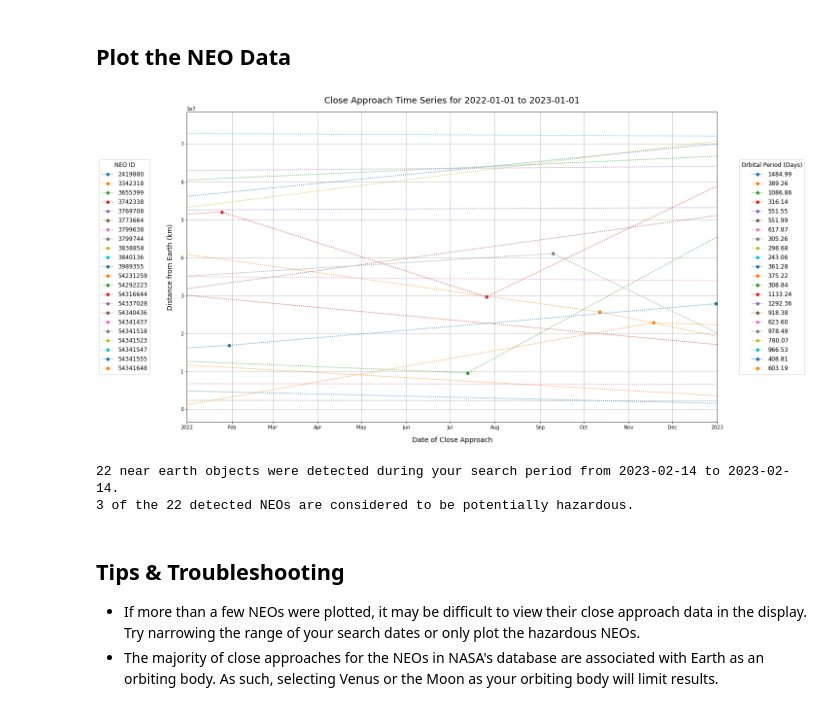
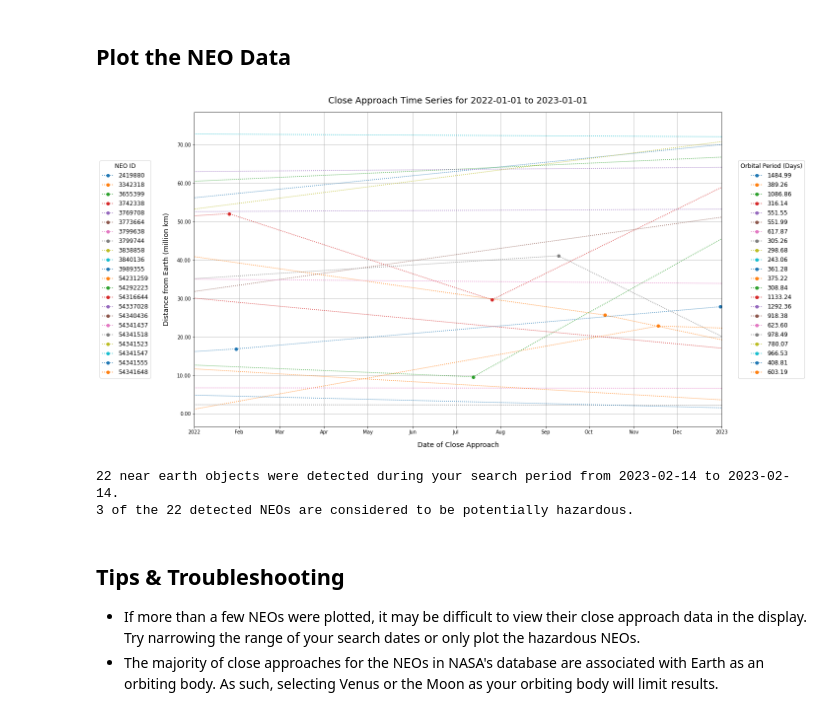
Before and after one commit to benchrisblair/cap-comp215, a Jupyter notebook: projects/project01.ipynb, the cells around one changed output. Saved outputs shown, nothing was run; the diff lists cells and outputs as text; code cells hidden in the pictures.

```diff
--- a/projects/project01.ipynb
+++ b/projects/project01.ipynb
@@ -167,38 +167,43 @@ fig, ax = plt.subplots(figsize=(16,10), layout='constrained')
 ax.set_title(f'Close Approach Time Series for {disp_start} to {disp_end}', fontsize=18, pad=18)
 
 ax.set_xlabel('Date of Close Approach', labelpad=14, fontsize=14)
-ax.set_ylabel(f'Distance from {orbiting_body} (km)', labelpad=14, fontsize=14)
+ax.set_ylabel(f'Distance from {orbiting_body} (million km)', labelpad=14, fontsize=14)
 
 # Lines 13-16 were adapted from matplotlib's guide 'Formatting date ticks using ConciseDateFormatter'
 locator = mdates.AutoDateLocator(maxticks=25)
 formatter = mdates.ConciseDateFormatter(locator)
 ax.xaxis.set_major_locator(locator)
 ax.xaxis.set_major_formatter(formatter)
 
 ax.set_xlim(left=datetime.date.fromisoformat(disp_start), right=datetime.date.fromisoformat(disp_end))
+
+def million_km(x, pos):
+    return f'{x*1e-6:.2f}'
+
+ax.yaxis.set_major_formatter(million_km)
 
 ax.grid(visible=True, which='both')
 
 for id in neo_datasets:
     x = neo_datasets[id]['approach_dates']
     y = neo_datasets[id]['miss_distances']
     orbital_period = float(neo_datasets[id]['orbital_period'])
     ax.plot(x, y, 'o', linestyle=':', label=f'{orbital_period:.2f}')
 
 # Create the legends and add them to the plot
-legend_1 = ax.legend(labels=neo_ids, title='NEO ID', loc='center left', borderaxespad=-15, title_fontsize=12, fontsize=12)
-legend_2 = ax.legend(title='Orbital Period (Days)', loc='center right', borderaxespad=-15, title_fontsize=12, fontsize=12)
+legend_1 = ax.legend(labels=neo_ids, title='NEO ID', loc='center left', borderaxespad=-16, title_fontsize=12, fontsize=12)
+legend_2 = ax.legend(title='Orbital Period (Days)', loc='center right', borderaxespad=-14, title_fontsize=12, fontsize=12)
 ax.add_artist(legend_1)
 ax.add_artist(legend_2)
 
 plt.show()
 
 # Display some information about the search results
 print('\n')
 print(f'{n_neos} near earth objects were detected during your search period from {search_start} to {search_end}.')
 print(f'{n_hazardous} of the {n_neos} detected NEOs are considered to be potentially hazardous.')
 # %% [output]
-[figure, old version]
+[figure, new version]
 22 near earth objects were detected during your search period from 2023-02-14 to 2023-02-14.
 3 of the 22 detected NEOs are considered to be potentially hazardous.
 # %% [markdown]
```
Also changed, not shown: parts of 1 cell of this notebook.
